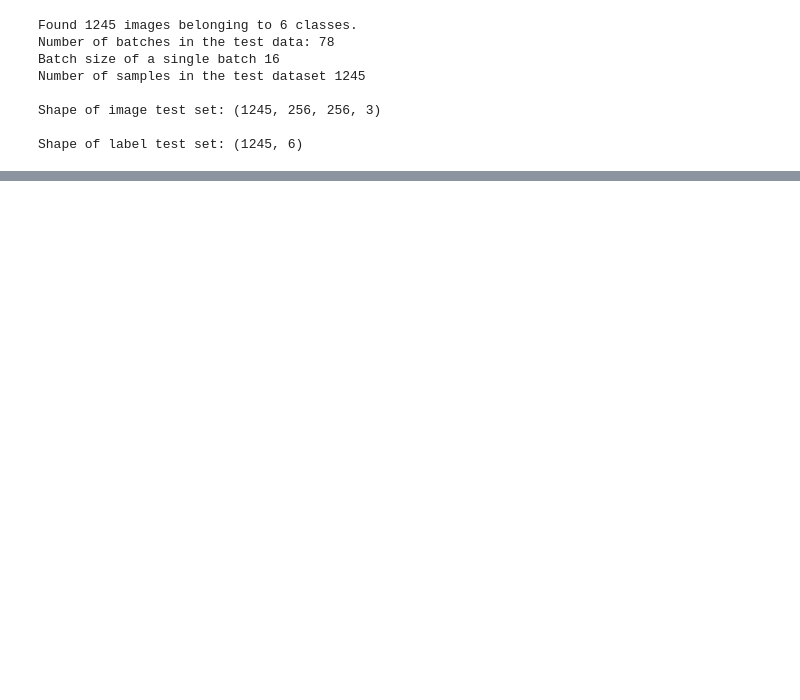
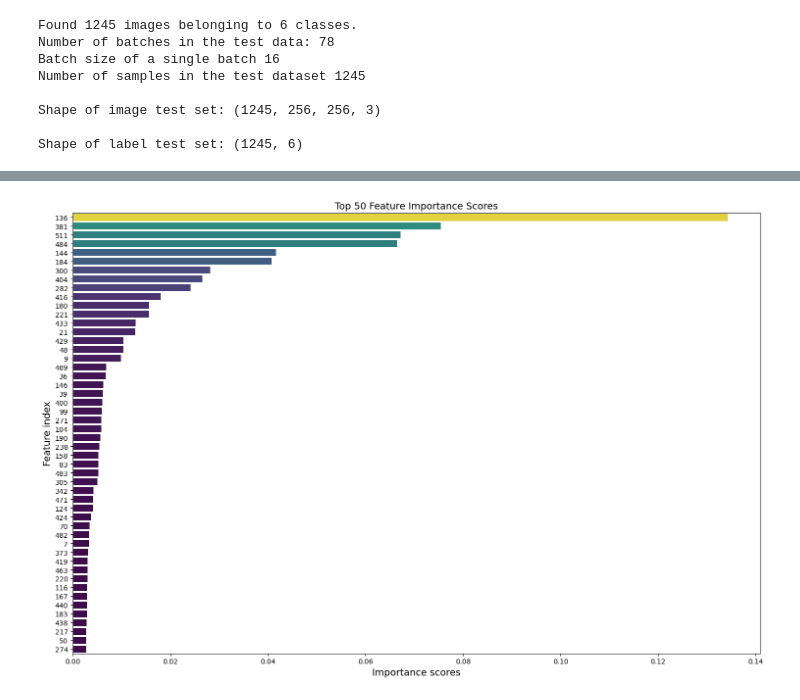
Before and after one commit to pimPijnenburg/Thesis, a Jupyter notebook: USTC_SmokeRS_dataset/code/transfer_learning/baseline_results.ipynb, the cells around one changed output, grey strips where cells are left out. Saved outputs shown, nothing was run; the diff lists cells and outputs as text; code cells hidden in the pictures; blank space fills up the shorter version.

```diff
--- a/USTC_SmokeRS_dataset/code/transfer_learning/baseline_results.ipynb
+++ b/USTC_SmokeRS_dataset/code/transfer_learning/baseline_results.ipynb
@@ -99,0 +98,3 @@ Average False Negative Rate Score: 0.1101
+# %%
+feature_extractor = Model(inputs=resnet34v2.input, outputs=resnet34v2.get_layer('global_average_pooling2d_1').output)
+feature_extractor_pred = feature_extractor.predict(X_test)
@@ -99,0 +103,32 @@ Average False Negative Rate Score: 0.1101
+# %%
+from xgboost import XGBClassifier
+from sklearn.preprocessing import StandardScaler
+
+scaler = StandardScaler()
+feature_extractor_pred = scaler.fit_transform(feature_extractor_pred)
+feature_extractor_df = pd.DataFrame(feature_extractor_pred)
+y_true_series = pd.Series(y_true)
+
+classifier = XGBClassifier(random_state = 1)
+classifier.fit(X =feature_extractor_df, y = y_true_series)
+feature_importances = classifier.feature_importances_
+feature_importances = pd.Series(feature_importances).sort_values(ascending= False)
+# %%
+def plot_feature_importances(series, n_plotted):
+    series = series.sort_values(ascending = False).head(n_plotted)
+    X = series
+    y = series.index
+    plt.figure(figsize = (15, 10))
+    sns.barplot(x = X, y = y, order = y, orient = 'h', palette = 'viridis', hue = X, legend = False)
+
+    plt.title(f'Top {n_plotted} Feature Importance Scores', fontsize = 14)
+    plt.xlabel('Importance scores', fontsize = 14)
+    plt.ylabel('Feature index', fontsize = 14)
+
+
+    plt.tight_layout()
+    plt.show()
+
+plot_feature_importances(feature_importances, 50)
+# %% [output]
+[figure, added]
```
Also changed, not shown: parts of 9 cells of this notebook, 1 other file.
